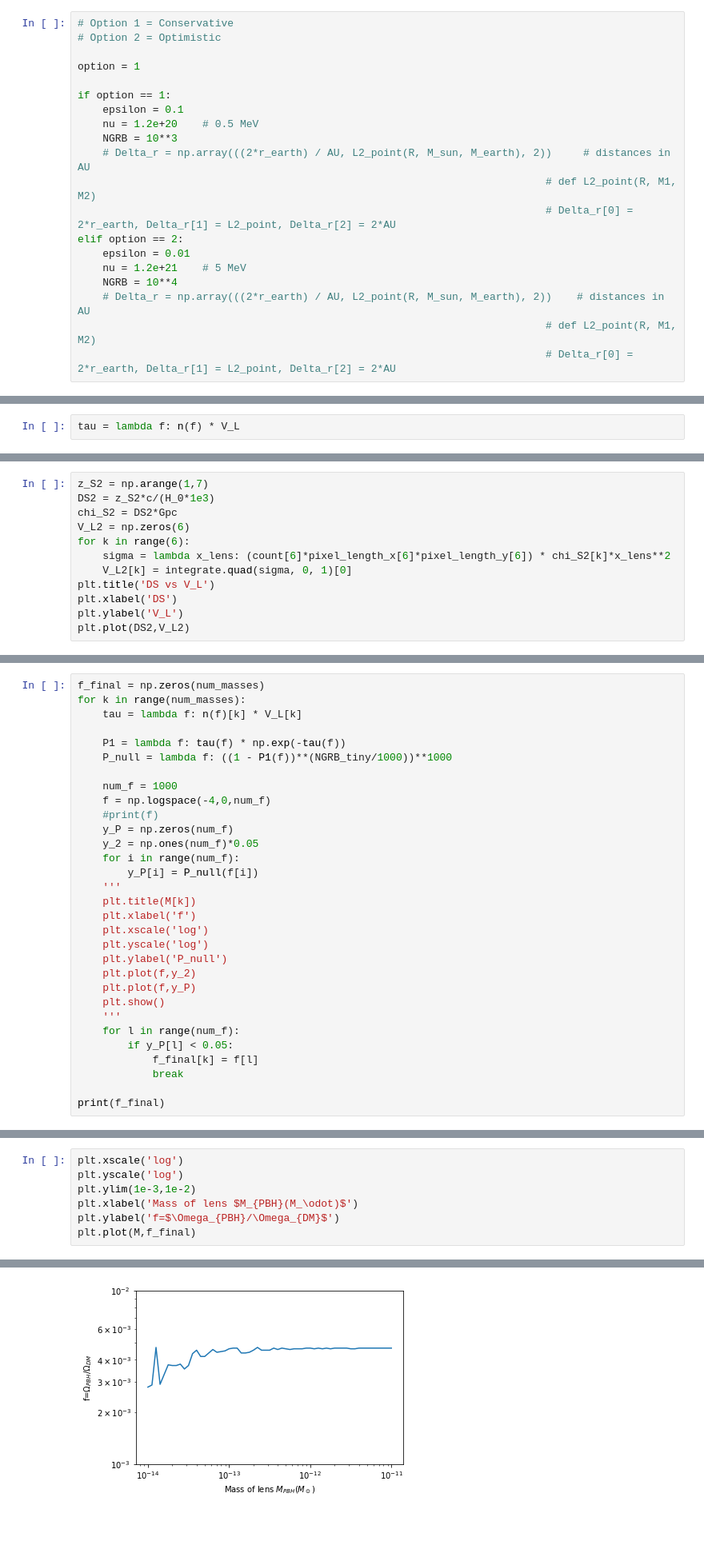
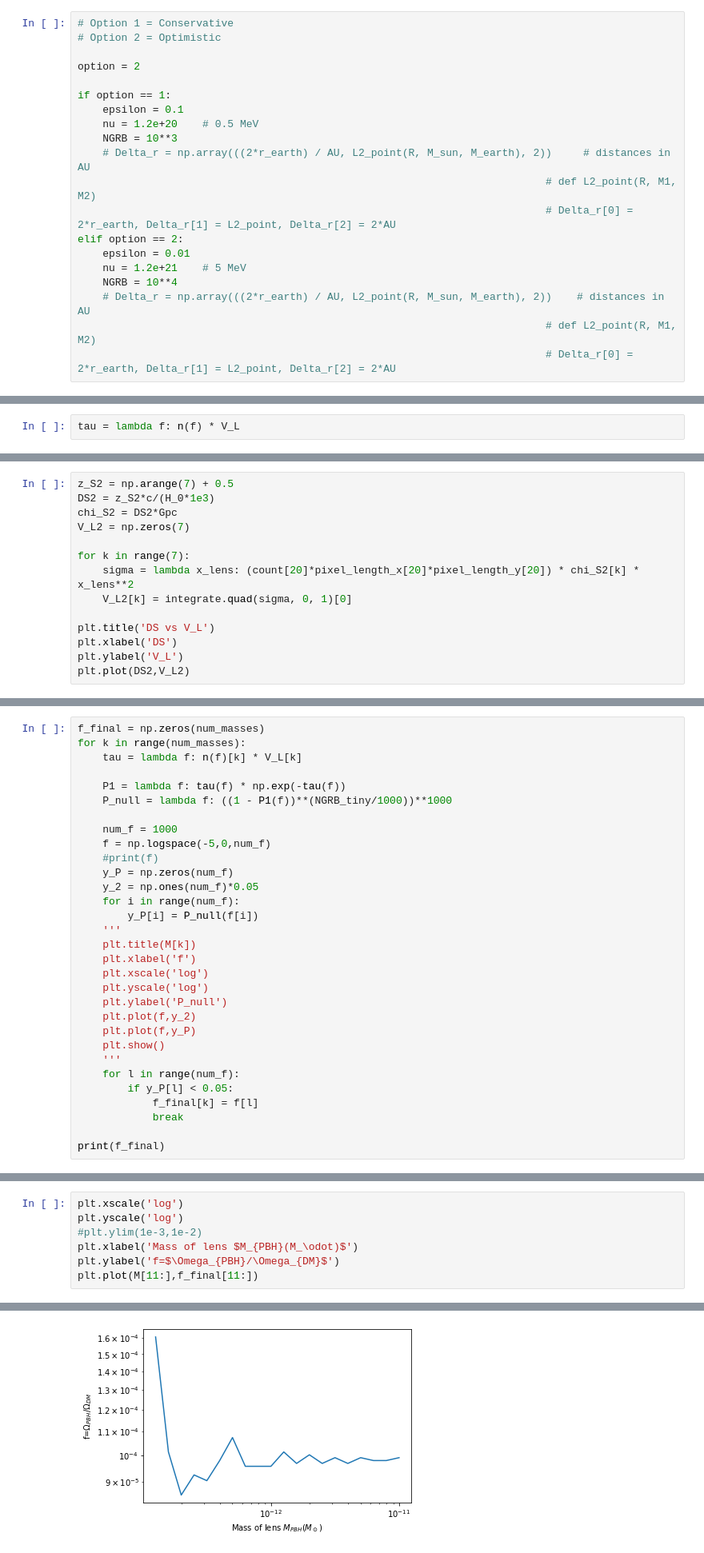
Before and after one commit to avalluvan/Gravitational-Microlensing, a Jupyter notebook: Documentation/Task 3/GRB_Lensing_Parallax_2.ipynb, the cells around one changed output, grey strips where cells are left out. Shown at 80% size. Saved outputs shown, nothing was run; the diff lists cells and outputs as text; blank space fills up the shorter version.

```diff
--- a/Documentation/Task 3/GRB_Lensing_Parallax_2.ipynb
+++ b/Documentation/Task 3/GRB_Lensing_Parallax_2.ipynb
@@ -184,7 +184,7 @@ plt.hist(DS)
 # Option 1 = Conservative
 # Option 2 = Optimistic
 
-option = 1
+option = 2
 
 if option == 1:
     epsilon = 0.1
@@ -465,12 +464,0 @@ plt.show()
-# %%
-z_S2 = np.arange(1,7)
-DS2 = z_S2*c/(H_0*1e3)
-chi_S2 = DS2*Gpc
-V_L2 = np.zeros(6)
-for k in range(6):
-    sigma = lambda x_lens: (count[6]*pixel_length_x[6]*pixel_length_y[6]) * chi_S2[k]*x_lens**2
-    V_L2[k] = integrate.quad(sigma, 0, 1)[0]
-plt.title('DS vs V_L')
-plt.xlabel('DS')
-plt.ylabel('V_L')
-plt.plot(DS2,V_L2)
@@ -476,0 +469,14 @@ plt.plot(DS2,V_L2)
+# %%
+z_S2 = np.arange(7) + 0.5
+DS2 = z_S2*c/(H_0*1e3)
+chi_S2 = DS2*Gpc
+V_L2 = np.zeros(7)
+
+for k in range(7):
+    sigma = lambda x_lens: (count[20]*pixel_length_x[20]*pixel_length_y[20]) * chi_S2[k] * x_lens**2
+    V_L2[k] = integrate.quad(sigma, 0, 1)[0]
+
+plt.title('DS vs V_L')
+plt.xlabel('DS')
+plt.ylabel('V_L')
+plt.plot(DS2,V_L2)
@@ -483,7 +492,7 @@ for k in range(num_masses):
     P_null = lambda f: ((1 - P1(f))**(NGRB_tiny/1000))**1000
 
     num_f = 1000
-    f = np.logspace(-4,0,num_f)
+    f = np.logspace(-5,0,num_f)
     #print(f)
     y_P = np.zeros(num_f)
     y_2 = np.ones(num_f)*0.05
@@ -526,10 +526,10 @@ print(f_final)
 # %%
 plt.xscale('log')
 plt.yscale('log')
-plt.ylim(1e-3,1e-2)
+#plt.ylim(1e-3,1e-2)
 plt.xlabel('Mass of lens $M_{PBH}(M_\odot)$')
 plt.ylabel('f=$\Omega_{PBH}/\Omega_{DM}$')
-plt.plot(M,f_final)
+plt.plot(M[11:],f_final[11:])
 # %% [output]
 [<matplotlib.lines.Line2D at 0x...>]
-[figure, old version]
+[figure, new version]
```
Also changed, not shown: parts of 14 cells of this notebook.
